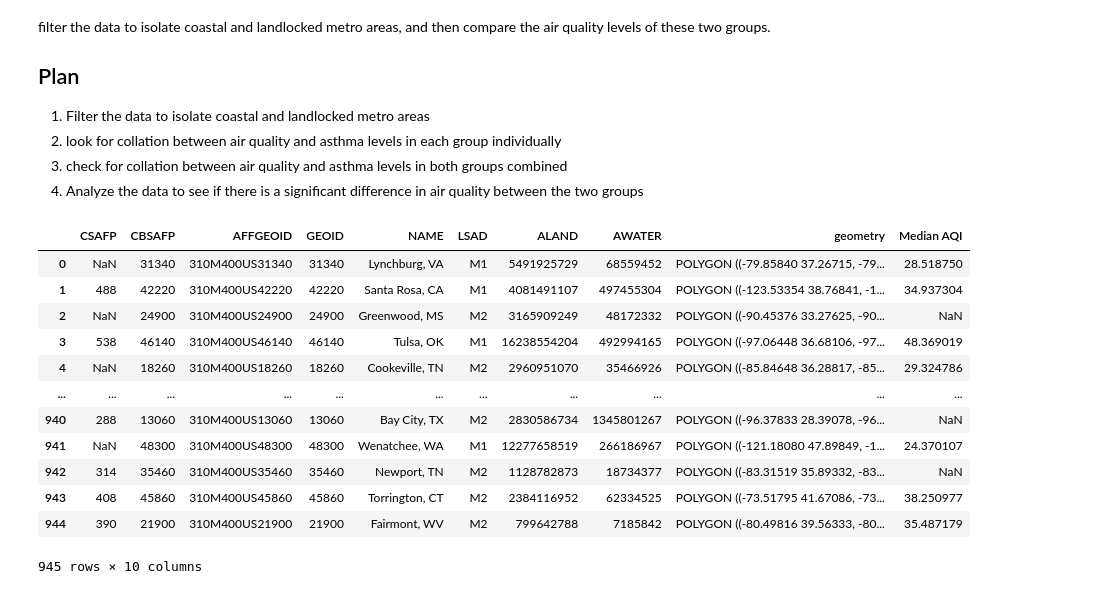
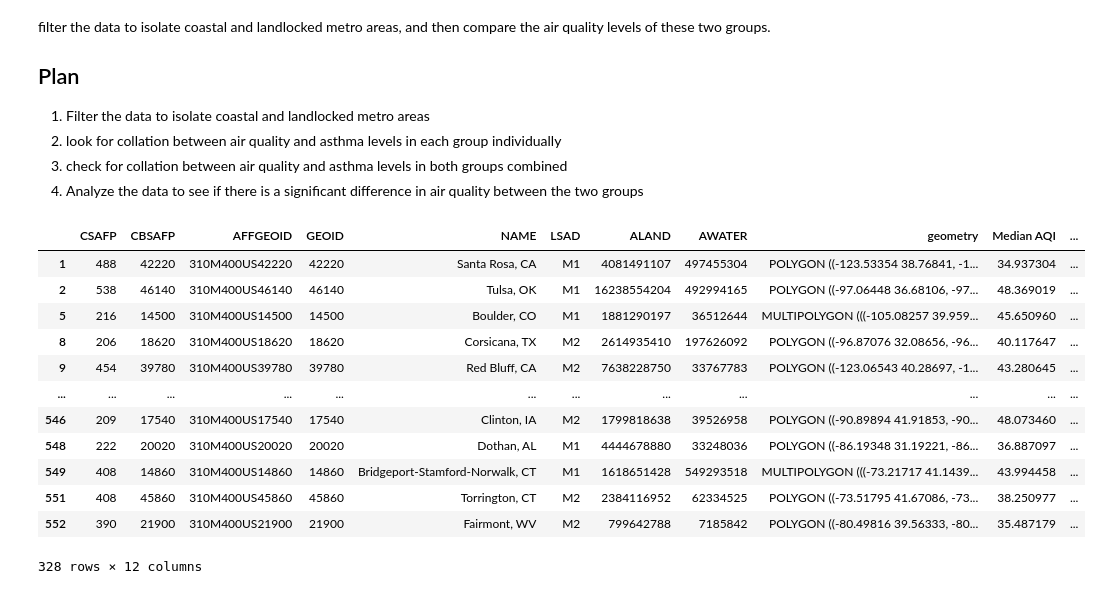
Before and after one commit to ubco-W2022T2-data301/project-group-group04, a Jupyter notebook: analysis/analysis2.ipynb, the cells around one changed output. Drawn from its saved outputs; the diff is of its cells as text; code cells hidden in the pictures.

```diff
--- a/analysis/analysis2.ipynb
+++ b/analysis/analysis2.ipynb
@@ -50,52 +50,53 @@ concentration = pd.concat(pd.read_csv(f"../data/raw/annual_conc_by_monitor_{year
 combined = concentration.merge(
     aqi, how="inner", left_on=["Year", "CBSA Name"], right_on=["Year", "CBSA"]
 ).drop(columns=["CBSA"])
-map = gpd.read_file("./ungraded/cb_2018_us_cbsa_500k/cb_2018_us_cbsa_500k.shp")
-conbycdsa = combined.groupby(["CBSA Name"])["Median AQI"].mean()
-mapcon= map.merge(conbycdsa, how="left", left_on="NAME", right_on=conbycdsa.index)
+map = gpd.read_file("../data/raw/cb_2018_us_cbsa_500k/cb_2018_us_cbsa_500k.shp")
+conbycdsa = combined.groupby(["CBSA Name"])[["Median AQI","Max AQI","90th Percentile AQI"]].mean()
+mapcon= map.merge(conbycdsa, how="inner", left_on="NAME", right_on=conbycdsa.index)
+mapcon.dropna(inplace=True)
 # mapcon.drop(columns=["CSAFP",
 #         "State Code",
 #         "County Code",
 #         "Local Site Name",
 #         "Address",
 #         "Latitude",
 #         "Longitude",
 #         "Datum",
 #         "1st Max Non Overlapping Value",
 #         "1st NO Max DateTime",
 #         "2nd Max Non Overlapping Value",
 #         "2nd NO Max DateTime",
 #         "Date of Last Change",
 #         "Sample Duration",
 #         "Site Num",
 #         "Pollutant Standard",
 #         "Certification Indicator",
 #         "Completeness Indicator",
 #         "Parameter Code",
 #         "1st Max DateTime",
 #         "1st Max Value",
 #         "2nd Max DateTime",
 #         "2nd Max Value",
 #         "3rd Max DateTime",
 #         "3rd Max Value",
 #         "4th Max DateTime",
 #         "4th Max Value",
 #         "Method Name",], inplace=True)
 mapcon
 # %% [output]
-|  | CSAFP | CBSAFP | AFFGEOID | GEOID | NAME | LSAD | ALAND | AWATER | geometry | Median AQI |
-| 0 | NaN | 31340 | 310M400US31340 | 31340 | Lynchburg, VA | M1 | 5491925729 | 68559452 | POLYGON ((-79.85840 37.26715, -79... | 28.518750 |
-| 1 | 488 | 42220 | 310M400US42220 | 42220 | Santa Rosa, CA | M1 | 4081491107 | 497455304 | POLYGON ((-123.53354 38.76841, -1... | 34.937304 |
-| 2 | NaN | 24900 | 310M400US24900 | 24900 | Greenwood, MS | M2 | 3165909249 | 48172332 | POLYGON ((-90.45376 33.27625, -90... | NaN |
-| 3 | 538 | 46140 | 310M400US46140 | 46140 | Tulsa, OK | M1 | 16238554204 | 492994165 | POLYGON ((-97.06448 36.68106, -97... | 48.369019 |
-| 4 | NaN | 18260 | 310M400US18260 | 18260 | Cookeville, TN | M2 | 2960951070 | 35466926 | POLYGON ((-85.84648 36.28817, -85... | 29.324786 |
-| ... | ... | ... | ... | ... | ... | ... | ... | ... | ... | ... |
-| 940 | 288 | 13060 | 310M400US13060 | 13060 | Bay City, TX | M2 | 2830586734 | 1345801267 | POLYGON ((-96.37833 28.39078, -96... | NaN |
-| 941 | NaN | 48300 | 310M400US48300 | 48300 | Wenatchee, WA | M1 | 12277658519 | 266186967 | POLYGON ((-121.18080 47.89849, -1... | 24.370107 |
-| 942 | 314 | 35460 | 310M400US35460 | 35460 | Newport, TN | M2 | 1128782873 | 18734377 | POLYGON ((-83.31519 35.89332, -83... | NaN |
-| 943 | 408 | 45860 | 310M400US45860 | 45860 | Torrington, CT | M2 | 2384116952 | 62334525 | POLYGON ((-73.51795 41.67086, -73... | 38.250977 |
-| 944 | 390 | 21900 | 310M400US21900 | 21900 | Fairmont, WV | M2 | 799642788 | 7185842 | POLYGON ((-80.49816 39.56333, -80... | 35.487179 |
+|  | CSAFP | CBSAFP | AFFGEOID | GEOID | NAME | LSAD | ALAND | AWATER | geometry | Median AQI | ... |
+| 1 | 488 | 42220 | 310M400US42220 | 42220 | Santa Rosa, CA | M1 | 4081491107 | 497455304 | POLYGON ((-123.53354 38.76841, -1... | 34.937304 | ... |
+| 2 | 538 | 46140 | 310M400US46140 | 46140 | Tulsa, OK | M1 | 16238554204 | 492994165 | POLYGON ((-97.06448 36.68106, -97... | 48.369019 | ... |
+| 5 | 216 | 14500 | 310M400US14500 | 14500 | Boulder, CO | M1 | 1881290197 | 36512644 | MULTIPOLYGON (((-105.08257 39.959... | 45.650960 | ... |
+| 8 | 206 | 18620 | 310M400US18620 | 18620 | Corsicana, TX | M2 | 2614935410 | 197626092 | POLYGON ((-96.87076 32.08656, -96... | 40.117647 | ... |
+| 9 | 454 | 39780 | 310M400US39780 | 39780 | Red Bluff, CA | M2 | 7638228750 | 33767783 | POLYGON ((-123.06543 40.28697, -1... | 43.280645 | ... |
+| ... | ... | ... | ... | ... | ... | ... | ... | ... | ... | ... | ... |
+| 546 | 209 | 17540 | 310M400US17540 | 17540 | Clinton, IA | M2 | 1799818638 | 39526958 | POLYGON ((-90.89894 41.91853, -90... | 48.073460 | ... |
+| 548 | 222 | 20020 | 310M400US20020 | 20020 | Dothan, AL | M1 | 4444678880 | 33248036 | POLYGON ((-86.19348 31.19221, -86... | 36.887097 | ... |
+| 549 | 408 | 14860 | 310M400US14860 | 14860 | Bridgeport-Stamford-Norwalk, CT | M1 | 1618651428 | 549293518 | MULTIPOLYGON (((-73.21717 41.1439... | 43.994458 | ... |
+| 551 | 408 | 45860 | 310M400US45860 | 45860 | Torrington, CT | M2 | 2384116952 | 62334525 | POLYGON ((-73.51795 41.67086, -73... | 38.250977 | ... |
+| 552 | 390 | 21900 | 310M400US21900 | 21900 | Fairmont, WV | M2 | 799642788 | 7185842 | POLYGON ((-80.49816 39.56333, -80... | 35.487179 | ... |
-945 rows × 10 columns
+328 rows × 12 columns
 # %%
 eda = combined.groupby(["State Name"])[["Max AQI","90th Percentile AQI","Median AQI"]].mean()
 fig, ax = plt.subplots(figsize=(6, 15))
```
Also changed, not shown: parts of 3 cells of this notebook.
